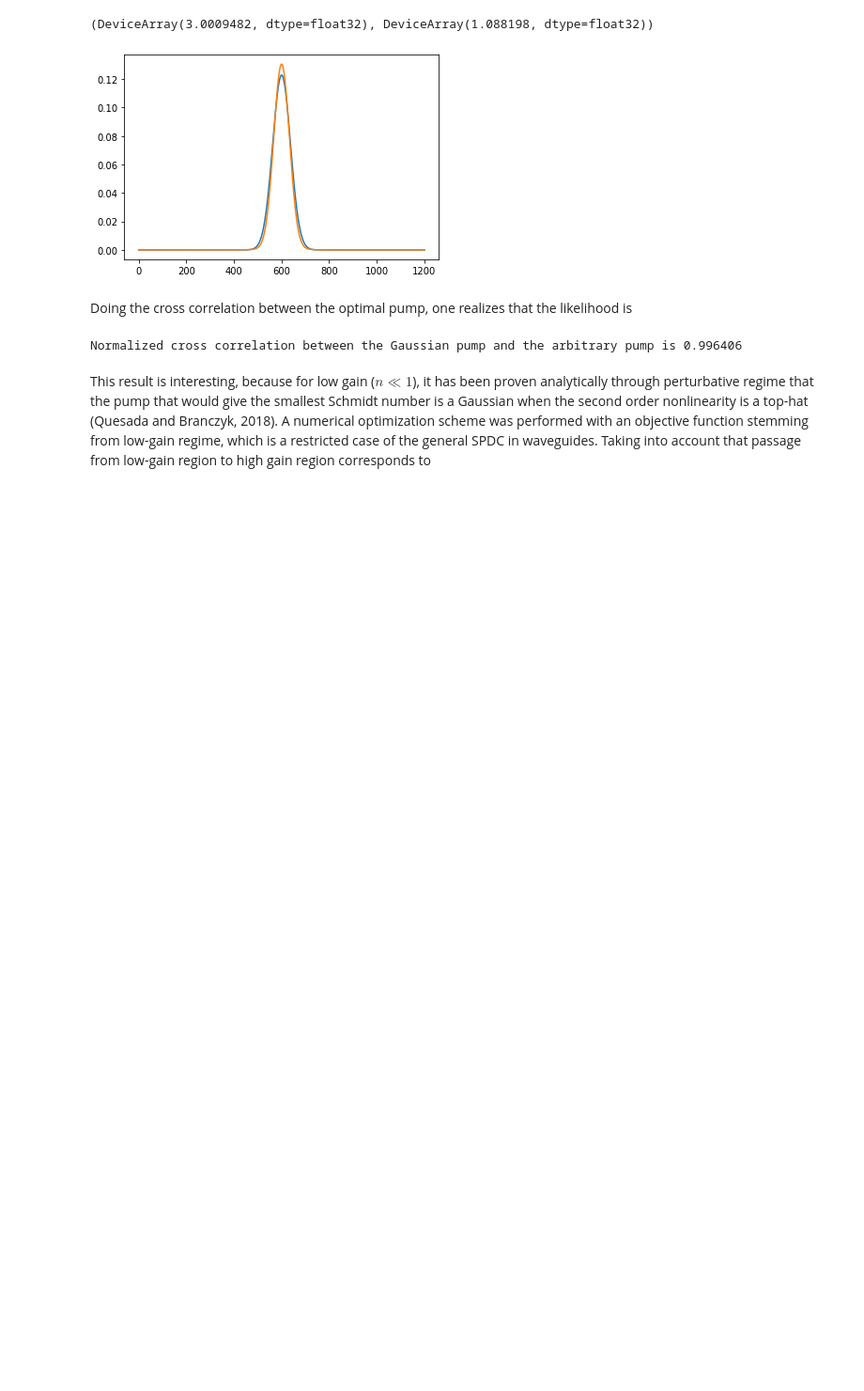
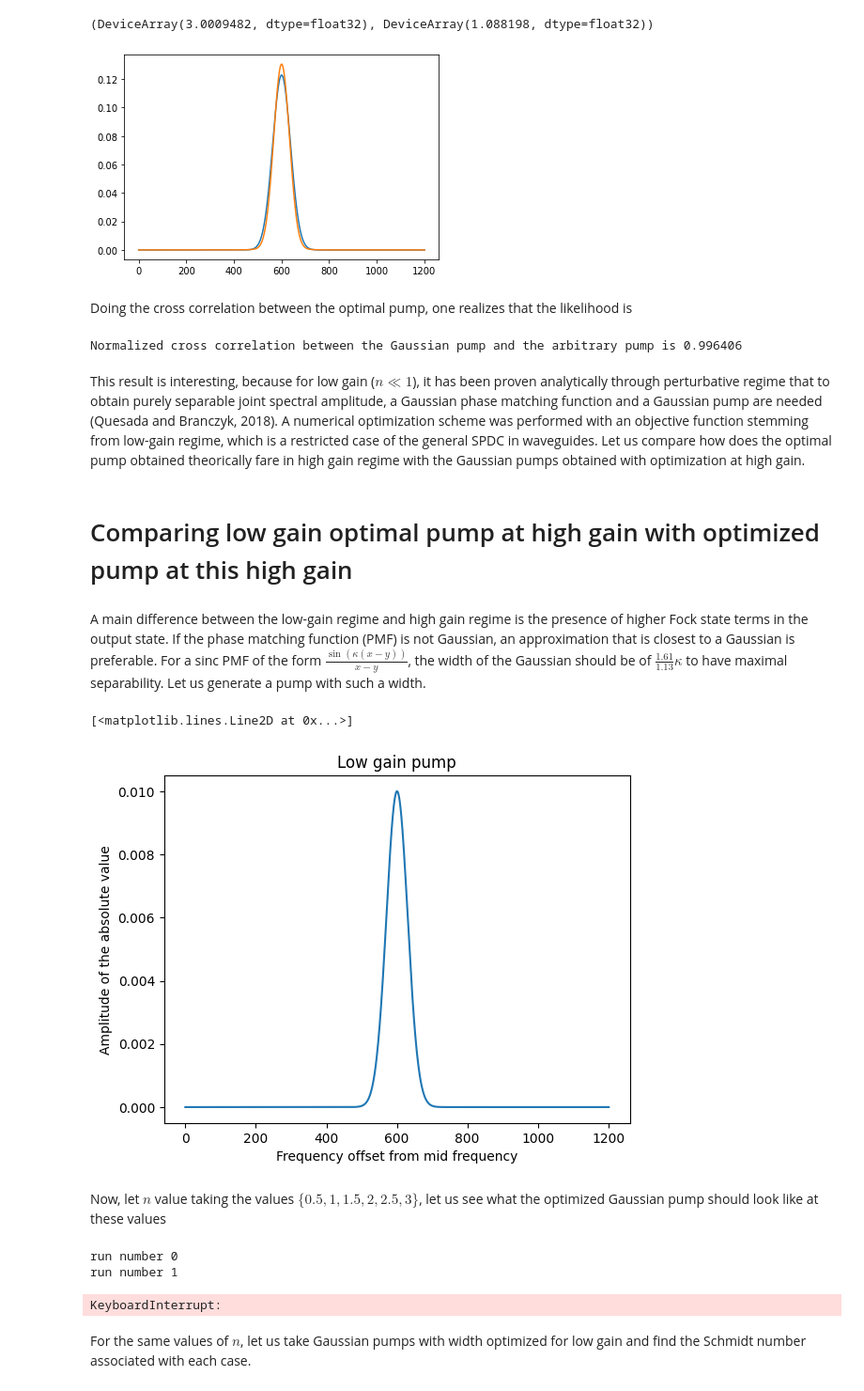
Before and after one commit to polyquantique/optimal_pumps, a Jupyter notebook: using_API.ipynb, the cells around one changed output. Shown at 94% size. Saved outputs shown, nothing was run; the diff lists cells and outputs as text; code cells hidden in the pictures; blank space fills up the shorter version.

Commit message:
Added low gain part

```diff
--- a/using_API.ipynb
+++ b/using_API.ipynb
@@ -313,4 +315,25 @@ print("Normalized cross correlation between the Gaussian pump and the arbitrary
 # %% [output]
 Normalized cross correlation between the Gaussian pump and the arbitrary pump is 0.996406
 # %% [markdown]
-This result is interesting, because for low gain ($n \ll 1$), it has been proven analytically through perturbative regime that the pump that would give the smallest Schmidt number is a Gaussian when the second order nonlinearity is a top-hat (Quesada and Branczyk, 2018). A numerical optimization scheme was performed with an objective function stemming from low-gain regime, which is a restricted case of the general SPDC in waveguides. Taking into account that passage from low-gain region to high gain region corresponds to
+This result is interesting, because for low gain ($n \ll 1$), it has been proven analytically through perturbative regime that to obtain purely separable joint spectral amplitude, a Gaussian phase matching function and a Gaussian pump are needed (Quesada and Branczyk, 2018). A numerical optimization scheme was performed with an objective function stemming from low-gain regime, which is a restricted case of the general SPDC in waveguides. Let us compare how does the optimal pump obtained theorically fare in high gain regime with the Gaussian pumps obtained with optimization at high gain.
+# %% [markdown]
+# Comparing low gain optimal pump at high gain with optimized pump at this high gain
+# %% [markdown]
+A main difference between the low-gain regime and high gain regime is the presence of higher Fock state terms in the output state. If the phase matching function (PMF) is not Gaussian, an approximation that is closest to a Gaussian is preferable. For a sinc PMF of the form $\frac{\sin \left(\kappa (x-y)\right)}{x-y}$, the width of the Gaussian should be of $\frac{1.61}{1.13}\kappa$ to have maximal separability. Let us generate a pump with such a width.
+# %%
+ratio = 1.61/1.13
+vi = vp / (1 - 2 * ratio * vp / l)
+vs = vp / (1 + 2 * ratio * vp / l)
+width = jnp.sqrt(ratio/(l*(1/vp - 1/vi)))
+theta = [0.01, width, 0.1]
+low_pump = opt_gauss.get_gaussian_pump(theta,freq_range_pump)
+# %%
+plt.title("Low gain pump")
+plt.xlabel("Frequency offset from mid frequency")
+plt.ylabel("Amplitude of the absolute value")
+plt.plot(np.abs(low_pump))
+# %% [output]
+[<matplotlib.lines.Line2D at 0x...>]
+[figure, added]
+# %% [markdown]
+Now, let $n$ value taking the values $\{0.5, 1, 1.5, 2, 2.5, 3\}$, let us see what the optimized Gaussian pump should look like at these values
@@ -316,0 +343,13 @@ This result is interesting, because for low gain ($n \ll 1$), it has been proven
+# %%
+y_Ns = [0.5, 1., 1.5, 2., 2.5, 3.]
+theta_per_y_N = []
+for n in y_Ns:
+    theta = params.copy()
+    for i in range(15):
+        print("run number " + str(i))
+        (theta, state) = gauss_solver.run(theta, freq_range_pump, alpha, G, H, l, n, 3**i)
+        theta_per_y_N.append(theta.copy())
+# %% [output]
+run number 0
+run number 1
+KeyboardInterrupt:
@@ -316,0 +360,2 @@ This result is interesting, because for low gain ($n \ll 1$), it has been proven
+# %% [markdown]
+For the same values of $n$, let us take Gaussian pumps with width optimized for low gain and find the Schmidt number associated with each case.
```
Also changed, not shown: parts of 9 cells of this notebook.
